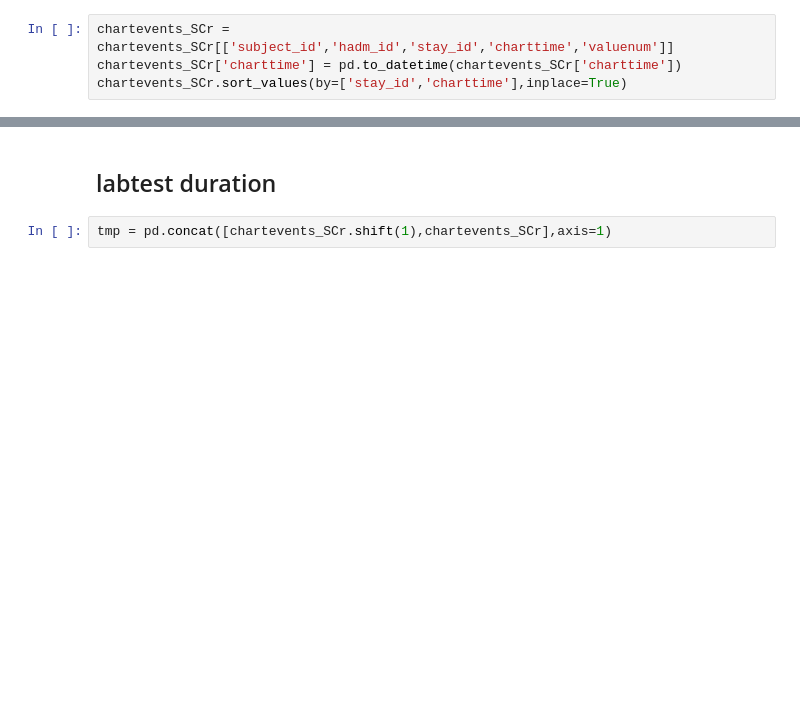
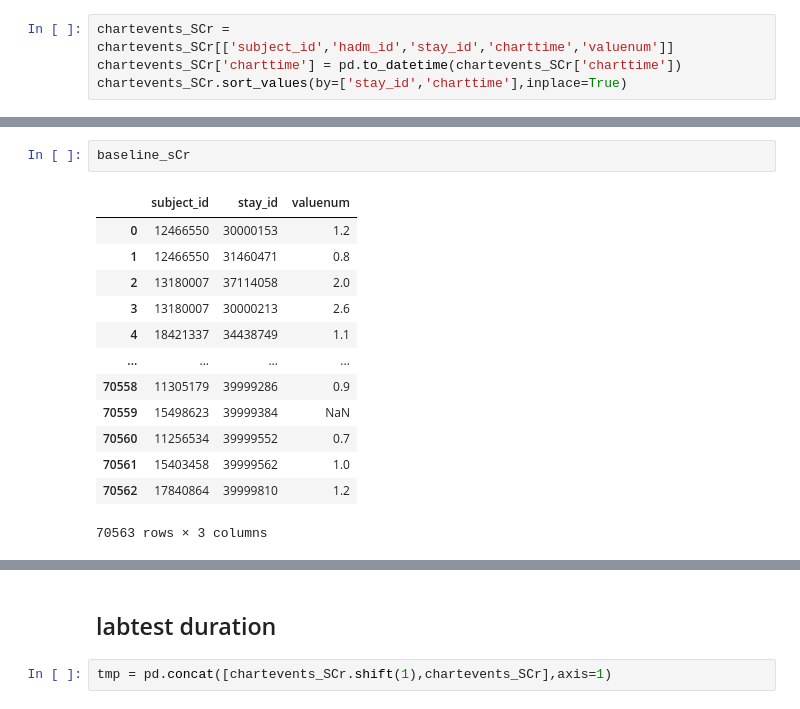
Before and after one commit to cyp-ark/RL-AIAKI, a Jupyter notebook: code/0_.ipynb, the cells around one changed output, grey strips where cells are left out. Cells and saved outputs as stored; diff of their text form; blank space fills up the shorter version.

```diff
--- a/code/0_.ipynb
+++ b/code/0_.ipynb
@@ -30,0 +90,16 @@ chartevents_SCr.sort_values(by=['stay_id','charttime'],inplace=True)
+# %%
+baseline_sCr
+# %% [output]
+|  | subject_id | stay_id | valuenum |
+| 0 | 12466550 | 30000153 | 1.2 |
+| 1 | 12466550 | 31460471 | 0.8 |
+| 2 | 13180007 | 37114058 | 2.0 |
+| 3 | 13180007 | 30000213 | 2.6 |
+| 4 | 18421337 | 34438749 | 1.1 |
+| ... | ... | ... | ... |
+| 70558 | 11305179 | 39999286 | 0.9 |
+| 70559 | 15498623 | 39999384 | NaN |
+| 70560 | 11256534 | 39999552 | 0.7 |
+| 70561 | 15403458 | 39999562 | 1.0 |
+| 70562 | 17840864 | 39999810 | 1.2 |
+70563 rows × 3 columns
```
Also changed, not shown: parts of 39 cells of this notebook, 2 other files.
